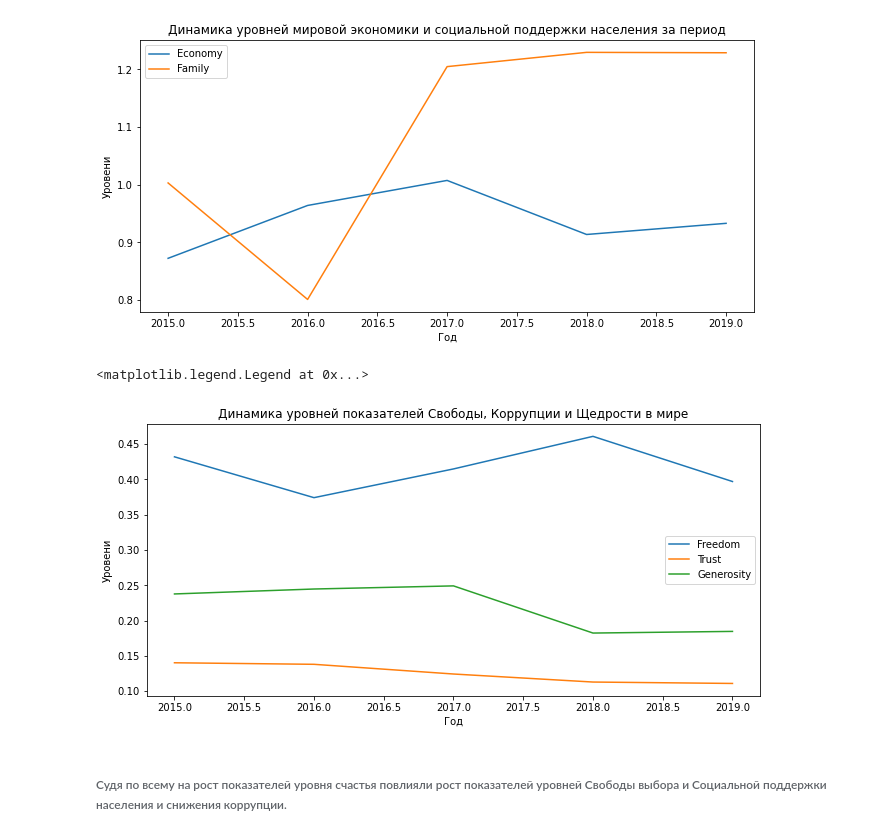
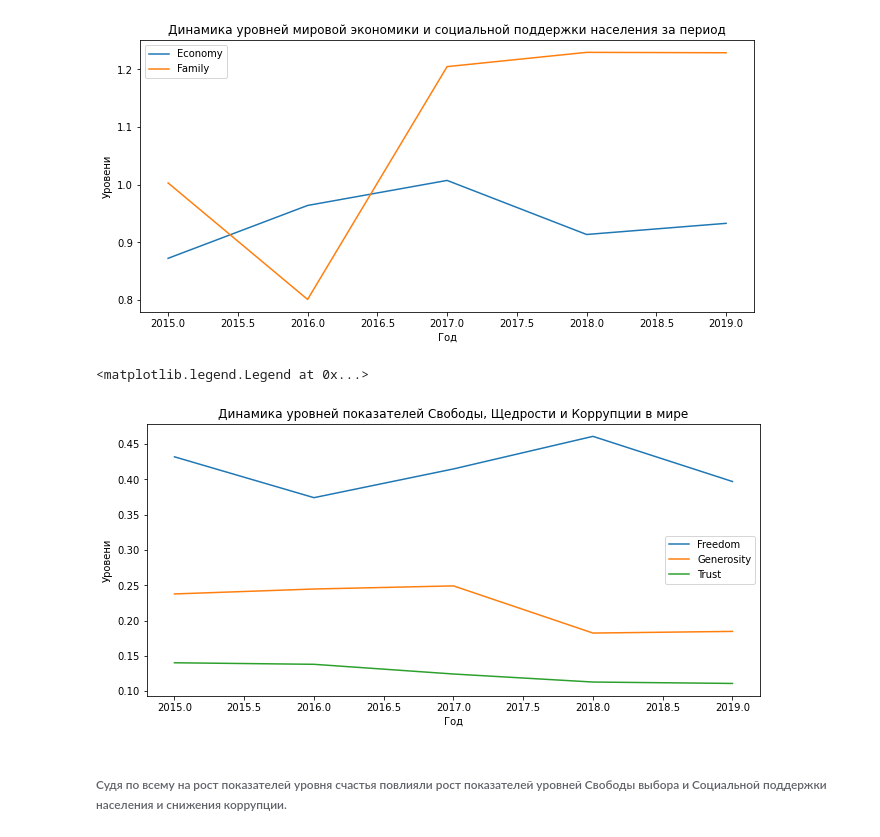
Before and after one commit to Gralex78/Home-Work-PYDA-20, a Jupyter notebook: 15_Visual/HW_#15.ipynb, the cells around one changed output. Drawn from its saved outputs; the diff is of its cells as text; code cells hidden in the pictures.

```diff
--- a/15_Visual/HW_#15.ipynb
+++ b/15_Visual/HW_#15.ipynb
@@ -229,15 +229,15 @@ plt.legend(wef)
 <matplotlib.legend.Legend at 0x...>
 [figure]
 # %%
-wftg = fltr_world_happy.groupby('Year').mean()[['Freedom', 'Trust', 'Generosity']].head()
-plt.plot(wftg.index, wftg[['Freedom', 'Trust', 'Generosity']])
-plt.title('Динамика уровней показателей Свободы, Коррупции и Щедрости в мире')
+wftg = fltr_world_happy.groupby('Year').mean()[['Freedom', 'Generosity', 'Trust']].head()
+plt.plot(wftg.index, wftg[['Freedom', 'Generosity', 'Trust']])
+plt.title('Динамика уровней показателей Свободы, Щедрости и Коррупции в мире')
 plt.xlabel('Год')
 plt.ylabel('Уровени')
 plt.legend(wftg)
 # %% [output]
 <matplotlib.legend.Legend at 0x...>
-[figure, old version]
+[figure, new version]
 # %% [markdown]
 
 
```
